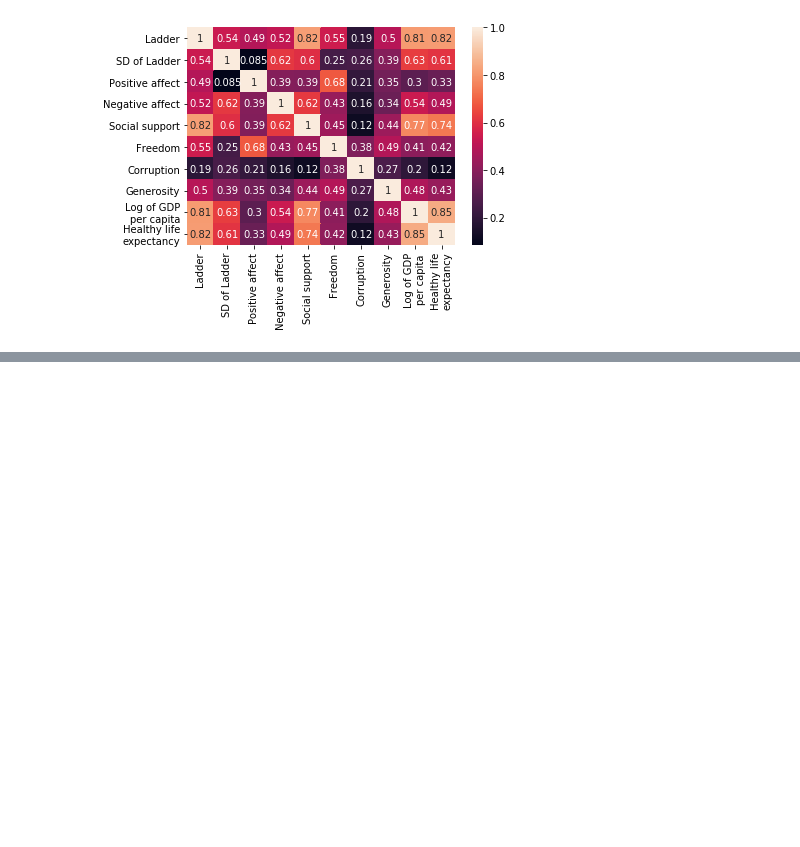
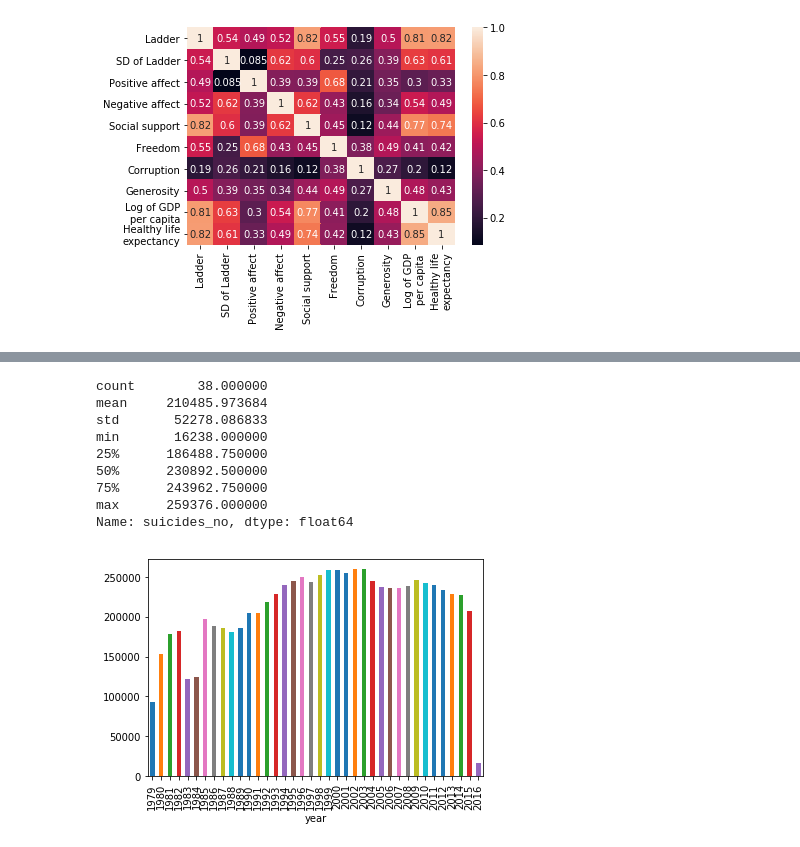
Before and after one commit to bernino/HappinesIndex, a Jupyter notebook: Happiness.ipynb, the cells around one changed output, grey strips where cells are left out. Saved outputs shown, nothing was run; the diff lists cells and outputs as text; code cells hidden in the pictures; blank space fills up the shorter version.

```diff
--- a/Happiness.ipynb
+++ b/Happiness.ipynb
@@ -32,0 +159,23 @@ PlotlyRequestError: No message
+# %%
+# Lets first understand the data - suicides per year seems reasonable
+# Exploring by year and later by country and gender
+suicideby = suicide.groupby('year')['suicides_no'].sum()
+
+print(suicideby.describe())
+suicideby.plot.bar()
+plt.show()
+
+#2016 incomplete year, so we drop that
+suicide = suicide[suicide.year != 2016]
+suicideby = suicide.groupby('year')['suicides_no'].sum()
+# %% [output]
+count        38.000000
+mean     210485.973684
+std       52278.086833
+min       16238.000000
+25%      186488.750000
+50%      230892.500000
+75%      243962.750000
+max      259376.000000
+Name: suicides_no, dtype: float64
+[figure, added]
```
Also changed, not shown: parts of 38 cells of this notebook, 11 other files.
